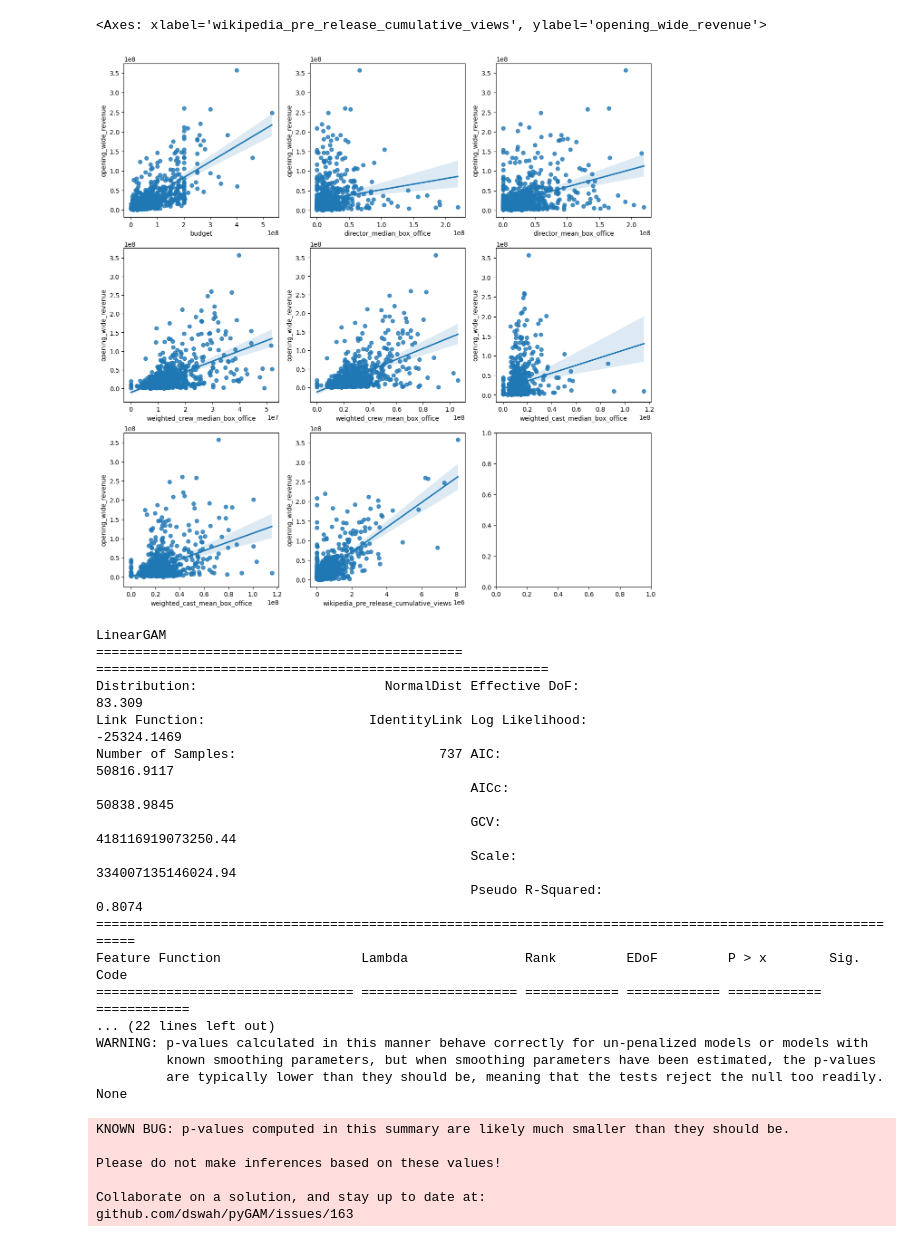
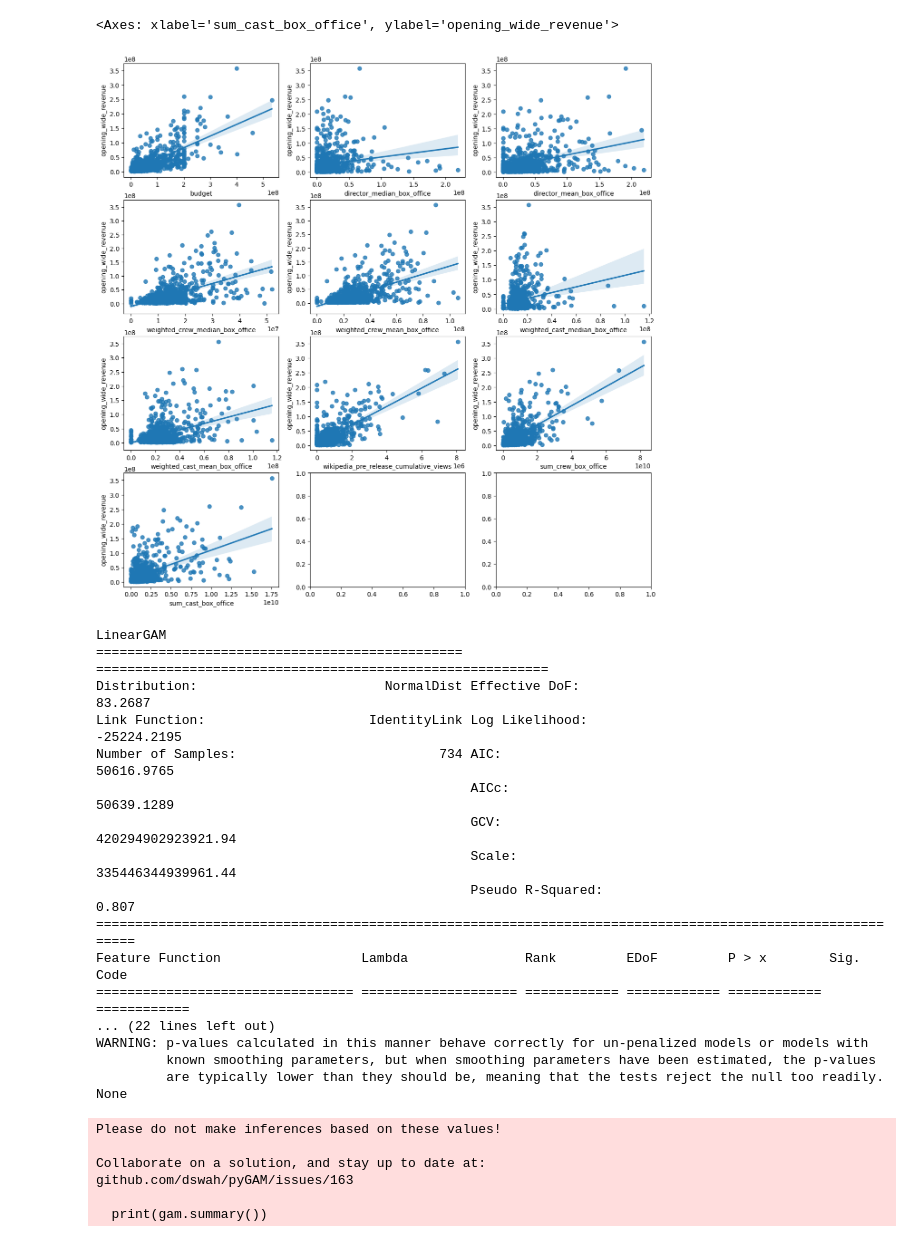
Before and after one commit to AidanG1/stat413-boxoffice, a Jupyter notebook: boxoffice/modeling/models.ipynb, the cells around one changed output. Cells and saved outputs as stored; diff of their text form; code cells hidden in the pictures.

```diff
--- a/boxoffice/modeling/models.ipynb
+++ b/boxoffice/modeling/models.ipynb
@@ -33,7 +57,14 @@ df = df[df['release_day'] >= datetime.date(2015, 1, 1)]
 dummies = pd.get_dummies(df[['mpaa_rating', 'genre', 'creative_type', 'source', 'production_method', 'distributor_slug']], drop_first=True)
 df = pd.concat([df, dummies], axis=1)
 
+# within the dummy columns, rename any with spaces or hyphens to use underscores
+df.columns = df.columns.str.replace(' ', '_')
+df.columns = df.columns.str.replace('-', '_')
+
 df['in_franchise'] = df['franchise_slug'].notnull().astype(int)
+
+# filter for only positive opening_wide_revenue
+df = df[df['opening_wide_revenue'] > 0]
 
 X_train = df[(df['release_day'] < datetime.date(2023, 1, 1))]
 X_test = df[df['release_day'] >= datetime.date(2023, 1, 1)]
@@ -207,43 +241,49 @@ plt.plot([0, 200], [0, 0], color='red')
 # 11         weighted_cast_median_box_office    -0.079282
 # 12           weighted_cast_mean_box_office     0.145899
 # 13  wikipedia_pre_release_cumulative_views     9.358108
 
 # make a grid of scatter plots
-fig, axs = plt.subplots(3, 3, figsize=(15, 15))
+fig, axs = plt.subplots(4, 3, figsize=(15, 15))
 
 # budget vs opening_wide_revenue
 sns.regplot(x='budget', y='opening_wide_revenue', data=df, ax=axs[0, 0])
 
 # director_median_box_office vs opening_wide_revenue
 sns.regplot(x='director_median_box_office', y='opening_wide_revenue', data=df, ax=axs[0, 1])
 
 # director_mean_box_office vs opening_wide_revenue
 sns.regplot(x='director_mean_box_office', y='opening_wide_revenue', data=df, ax=axs[0, 2])
 
 # weighted_crew_median_box_office vs opening_wide_revenue
 sns.regplot(x='weighted_crew_median_box_office', y='opening_wide_revenue', data=df, ax=axs[1, 0])
 
 # weighted_crew_mean_box_office vs opening_wide_revenue
 sns.regplot(x='weighted_crew_mean_box_office', y='opening_wide_revenue', data=df, ax=axs[1, 1])
 
 # weighted_cast_median_box_office vs opening_wide_revenue
 sns.regplot(x='weighted_cast_median_box_office', y='opening_wide_revenue', data=df, ax=axs[1, 2])
 
 # weighted_cast_mean_box_office vs opening_wide_revenue
 sns.regplot(x='weighted_cast_mean_box_office', y='opening_wide_revenue', data=df, ax=axs[2, 0])
 
 # wikipedia_pre_release_cumulative_views vs opening_wide_revenue
 sns.regplot(x='wikipedia_pre_release_cumulative_views', y='opening_wide_revenue', data=df, ax=axs[2, 1])
+
+# sum_crew_box_office vs opening_wide_revenue
+sns.regplot(x='sum_crew_box_office', y='opening_wide_revenue', data=df, ax=axs[2, 2])
+
+#sum_cast_box_office vs opening_wide_revenue
+sns.regplot(x='sum_cast_box_office', y='opening_wide_revenue', data=df, ax=axs[3, 0])
 # %% [output]
-<Axes: xlabel='wikipedia_pre_release_cumulative_views', ylabel='opening_wide_revenue'>
+<Axes: xlabel='sum_cast_box_office', ylabel='opening_wide_revenue'>
-[figure, old version]
+[figure, new version]
 # %%
 # gam
 from pygam import LinearGAM
 
 # print(X_train_dummies.columns)
 
-relevant_features = ['budget', 'director_median_box_office', 'director_mean_box_office', 'weighted_crew_median_box_office', 'weighted_crew_mean_box_office', 'weighted_cast_mean_box_office', 'wikipedia_pre_release_cumulative_views', 'genre_Horror', 'mpaa_rating_PG-13', 'mpaa_rating_R', 'source_Original Screenplay', 'production_method_Digital Animation', 'distributor_slug_Sony-Pictures', 'distributor_slug_Warner-Bros', 'running_time']
+relevant_features = ['budget', 'director_median_box_office', 'director_mean_box_office', 'weighted_crew_median_box_office', 'weighted_crew_mean_box_office', 'weighted_cast_mean_box_office', 'wikipedia_pre_release_cumulative_views', 'genre_Horror', 'mpaa_rating_PG_13', 'mpaa_rating_R', 'source_Original_Screenplay', 'production_method_Digital_Animation', 'distributor_slug_Sony_Pictures', 'distributor_slug_Warner_Bros', 'running_time']
 
 X_train_gam = X_train_dummies[relevant_features]
 
@@ -253,13 +293,13 @@ print(gam.summary())
 # %% [output]
 LinearGAM
 =============================================== ==========================================================
-Distribution:                        NormalDist Effective DoF:                                      83.309
-Link Function:                     IdentityLink Log Likelihood:                                -25324.1469
-Number of Samples:                          737 AIC:                                            50816.9117
-                                                AICc:                                           50838.9845
-                                                GCV:                                    418116919073250.44
-                                                Scale:                                  334007135146024.94
-                                                Pseudo R-Squared:                                   0.8074
+Distribution:                        NormalDist Effective DoF:                                     83.2687
+Link Function:                     IdentityLink Log Likelihood:                                -25224.2195
+Number of Samples:                          734 AIC:                                            50616.9765
+                                                AICc:                                           50639.1289
+                                                GCV:                                    420294902923921.94
+                                                Scale:                                  335446344939961.44
+                                                Pseudo R-Squared:                                    0.807
 ==========================================================================================================
 Feature Function                  Lambda               Rank         EDoF         P > x        Sig. Code
 ================================= ==================== ============ ============ ============ ============
@@ -268,12 +308,12 @@ WARNING: p-values calculated in this manner behave correctly for un-penalized mo
          known smoothing parameters, but when smoothing parameters have been estimated, the p-values
          are typically lower than they should be, meaning that the tests reject the null too readily.
 None
-KNOWN BUG: p-values computed in this summary are likely much smaller than they should be.
-
 Please do not make inferences based on these values!
 
 Collaborate on a solution, and stay up to date at:
 github.com/dswah/pyGAM/issues/163
+
+  print(gam.summary())
 # %%
 # plot actual vs predicted
 y_pred_gam = gam.predict(X_test[relevant_features])
```
Also changed, not shown: parts of 10 cells of this notebook, 1 other file.
